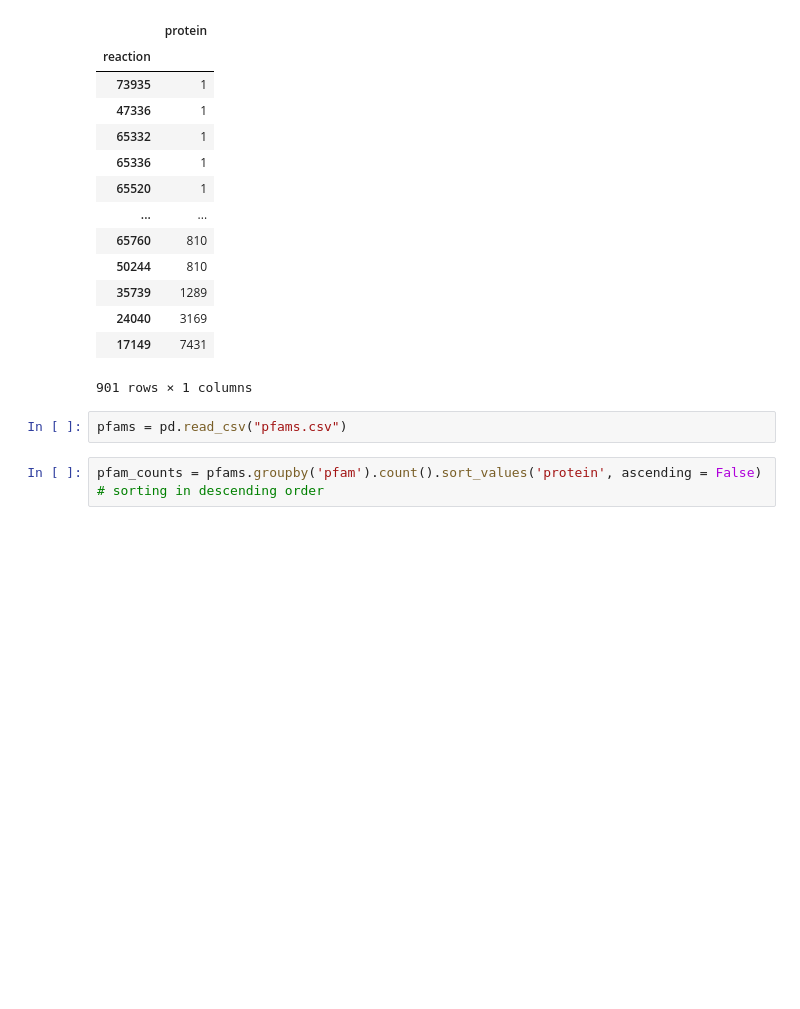
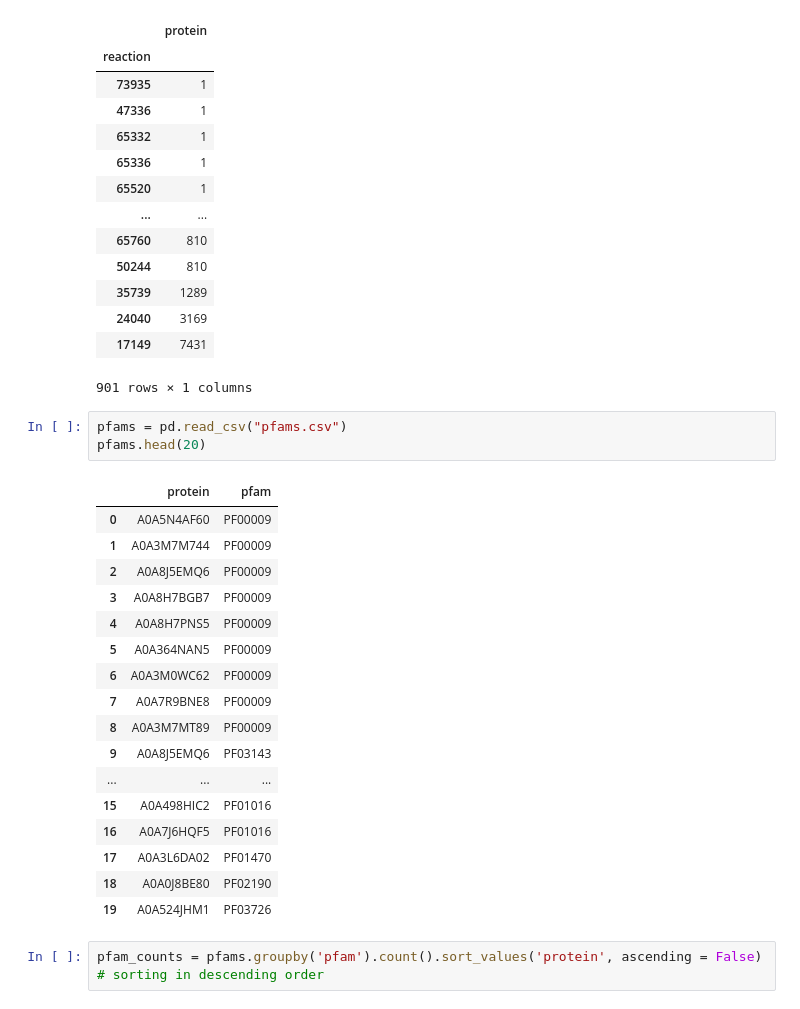
Before and after one commit to komorn/BcProject, a Jupyter notebook: uniprot_analysis.ipynb, the cells around one changed output. Cells and saved outputs as stored; diff of their text form; blank space fills up the shorter version.

```diff
--- a/uniprot_analysis.ipynb
+++ b/uniprot_analysis.ipynb
@@ -115,6 +115,25 @@ protein_reaction_pairs.groupby('reaction').count().sort_values(by = 'protein')
 901 rows × 1 columns
 # %%
 pfams = pd.read_csv("pfams.csv")
+pfams.head(20)
+# %% [output]
+|  | protein | pfam |
+| 0 | A0A5N4AF60 | PF00009 |
+| 1 | A0A3M7M744 | PF00009 |
+| 2 | A0A8J5EMQ6 | PF00009 |
+| 3 | A0A8H7BGB7 | PF00009 |
+| 4 | A0A8H7PNS5 | PF00009 |
+| 5 | A0A364NAN5 | PF00009 |
+| 6 | A0A3M0WC62 | PF00009 |
+| 7 | A0A7R9BNE8 | PF00009 |
+| 8 | A0A3M7MT89 | PF00009 |
+| 9 | A0A8J5EMQ6 | PF03143 |
+| ... | ... | ... |
+| 15 | A0A498HIC2 | PF01016 |
+| 16 | A0A7J6HQF5 | PF01016 |
+| 17 | A0A3L6DA02 | PF01470 |
+| 18 | A0A0J8BE80 | PF02190 |
+| 19 | A0A524JHM1 | PF03726 |
 # %%
 pfam_counts = pfams.groupby('pfam').count().sort_values('protein', ascending = False)
 # sorting in descending order
```
Also changed, not shown: parts of 1 cell of this notebook, 19 other files.
